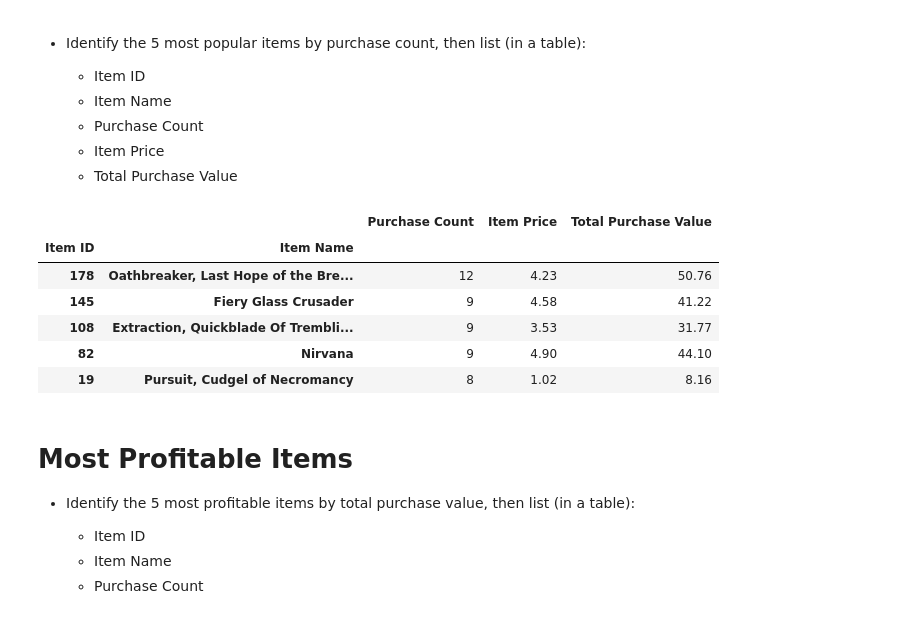
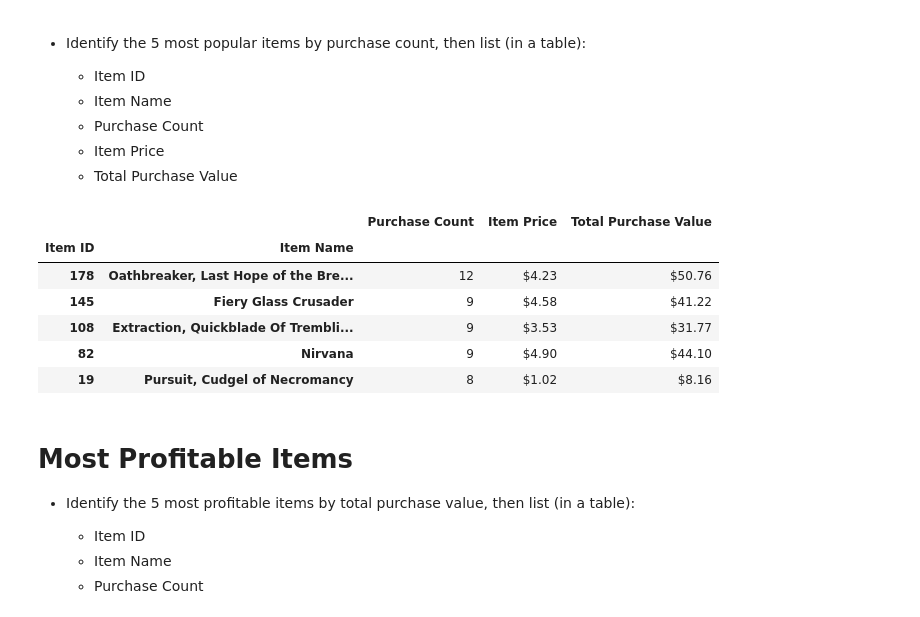
Before and after one commit to sainigurcharan/myUCIWork, a Jupyter notebook: 04 Pandas/HeroesOfPymoli/HeroesOfPymoli.ipynb, the cells around one changed output. Drawn from its saved outputs; the diff is of its cells as text; code cells hidden in the pictures.

```diff
--- a/04 Pandas/HeroesOfPymoli/HeroesOfPymoli.ipynb
+++ b/04 Pandas/HeroesOfPymoli/HeroesOfPymoli.ipynb
@@ -267,28 +261,27 @@ totalSpendersDF.head()
 # %%
 # get data frame for the items and group by on Item ID and Item Name
 itemsDF = mainDF[["Item ID", "Item Name", "Price"]].groupby(["Item ID", "Item Name"])
 totItemPurchaseCount = itemsDF["Price"].count()
 totItemPurchaseValue = itemsDF["Price"].sum()
 perItemPrice = totItemPurchaseValue/totItemPurchaseCount
 
 itemsDF = pd.DataFrame({"Purchase Count": totItemPurchaseCount,
                                    "Item Price": perItemPrice,
                                    "Total Purchase Value":totItemPurchaseValue})
 
 # top five popular items from the descending order list
 topPopularItemsDF = itemsDF.sort_values(["Purchase Count"], ascending=False).head()
 # format the float columns
 topPopularItemsDF.style.format({"Item Price":"${:,.2f}",
                                 "Total Purchase Value":"${:,.2f}"})
-topPopularItemsDF.head()
 # %% [output]
 |  |  | Purchase Count | Item Price | Total Purchase Value |
 | Item ID | Item Name |  |  |  |
-| 178 | Oathbreaker, Last Hope of the Bre... | 12 | 4.23 | 50.76 |
-| 145 | Fiery Glass Crusader | 9 | 4.58 | 41.22 |
-| 108 | Extraction, Quickblade Of Trembli... | 9 | 3.53 | 31.77 |
-| 82 | Nirvana | 9 | 4.90 | 44.10 |
-| 19 | Pursuit, Cudgel of Necromancy | 8 | 1.02 | 8.16 |
+| 178 | Oathbreaker, Last Hope of the Bre... | 12 | $4.23 | $50.76 |
+| 145 | Fiery Glass Crusader | 9 | $4.58 | $41.22 |
+| 108 | Extraction, Quickblade Of Trembli... | 9 | $3.53 | $31.77 |
+| 82 | Nirvana | 9 | $4.90 | $44.10 |
+| 19 | Pursuit, Cudgel of Necromancy | 8 | $1.02 | $8.16 |
 # %% [markdown]
 # Most Profitable Items
 
```
Also changed, not shown: parts of 7 cells of this notebook, 1 other file.
